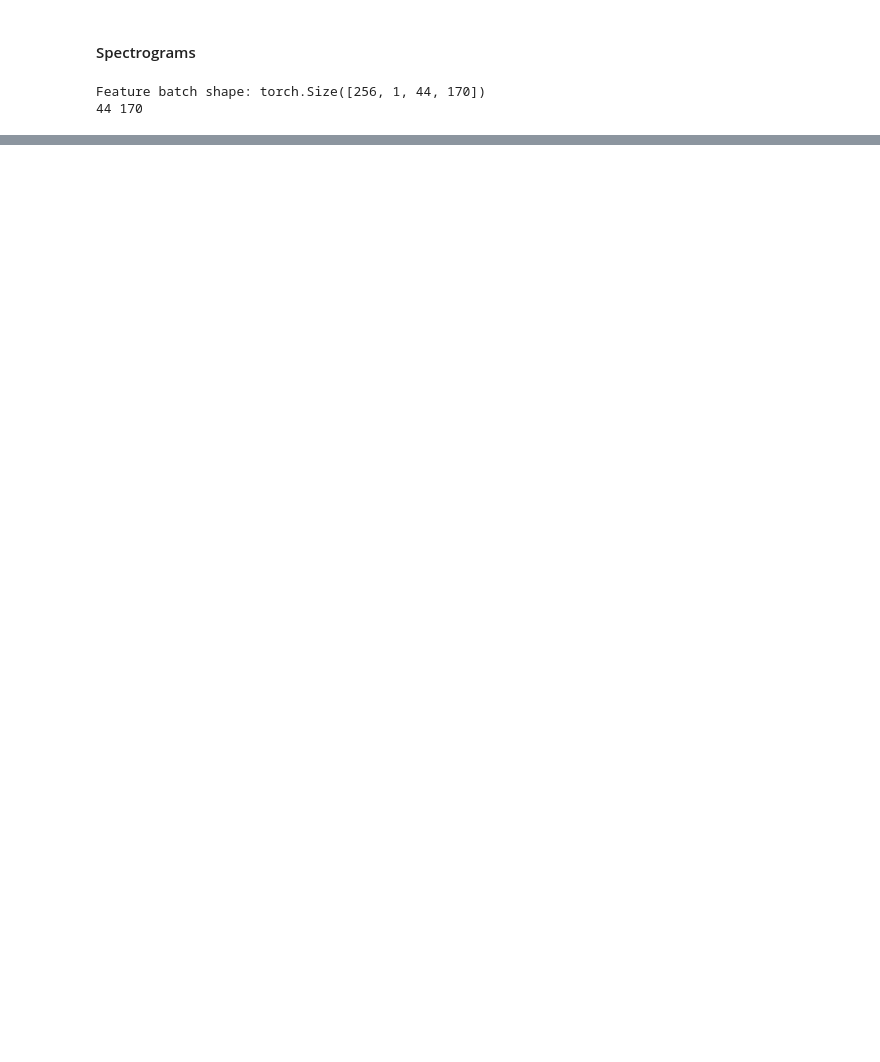
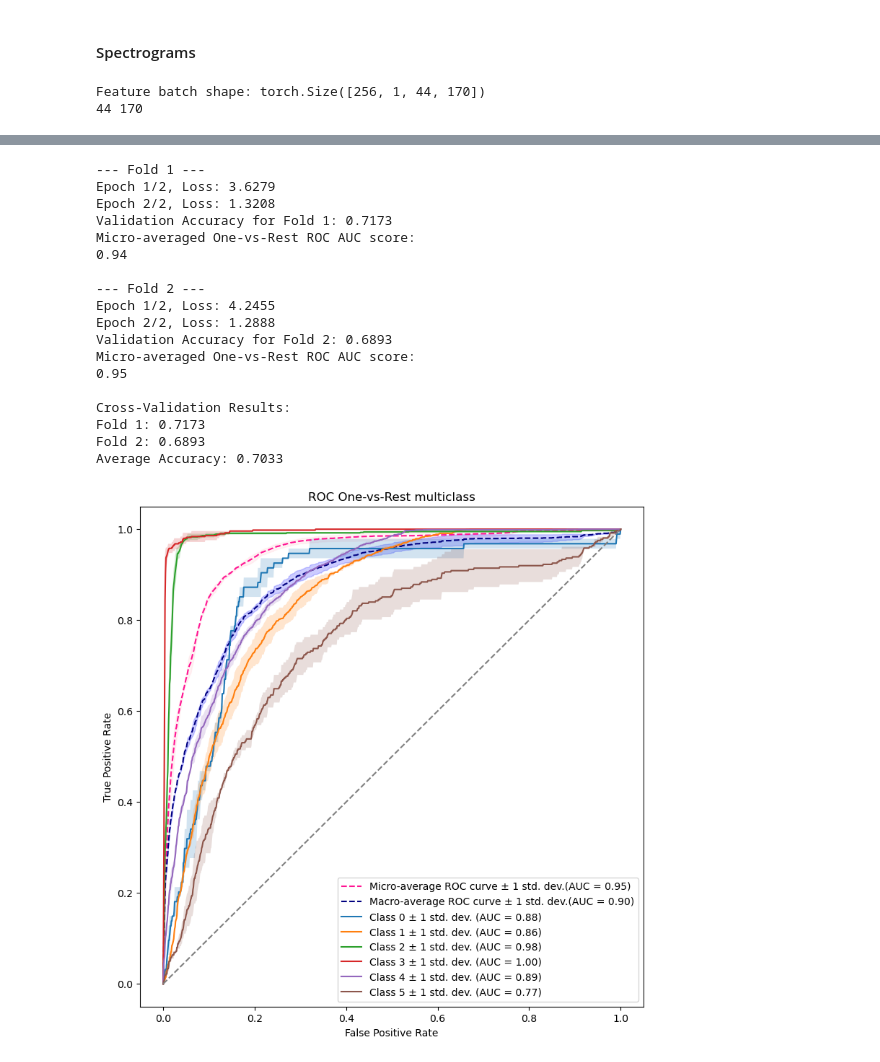
Before and after one commit to lgies23/GooseVocalizations---Thesis-code, a Jupyter notebook: classify_call_types.ipynb, the cells around one changed output, grey strips where cells are left out. Saved outputs shown, nothing was run; the diff lists cells and outputs as text; code cells hidden in the pictures; blank space fills up the shorter version.

```diff
--- a/classify_call_types.ipynb
+++ b/classify_call_types.ipynb
@@ -640,0 +894,23 @@ weighted avg       0.80      0.81      0.80       633
+# %%
+cross_validate(ds_spec, SpecCNN, device, batch_size=BATCH_SIZE, learning_rate=LEARNING_RATE, n_splits=2, n_epochs=15, n_classes=6)
+#bootstrap_model(ds_spec, SpecCNN, device, batch_size=BATCH_SIZE, learning_rate=LEARNING_RATE, n_epochs=15, num_classes=6)
+# %% [output]
+--- Fold 1 ---
+Epoch 1/2, Loss: 3.6279
+Epoch 2/2, Loss: 1.3208
+Validation Accuracy for Fold 1: 0.7173
+Micro-averaged One-vs-Rest ROC AUC score:
+0.94
+
+--- Fold 2 ---
+Epoch 1/2, Loss: 4.2455
+Epoch 2/2, Loss: 1.2888
+Validation Accuracy for Fold 2: 0.6893
+Micro-averaged One-vs-Rest ROC AUC score:
+0.95
+
+Cross-Validation Results:
+Fold 1: 0.7173
+Fold 2: 0.6893
+Average Accuracy: 0.7033
+[figure, added]
```
Also changed, not shown: parts of 34 cells of this notebook, 2 other files.
